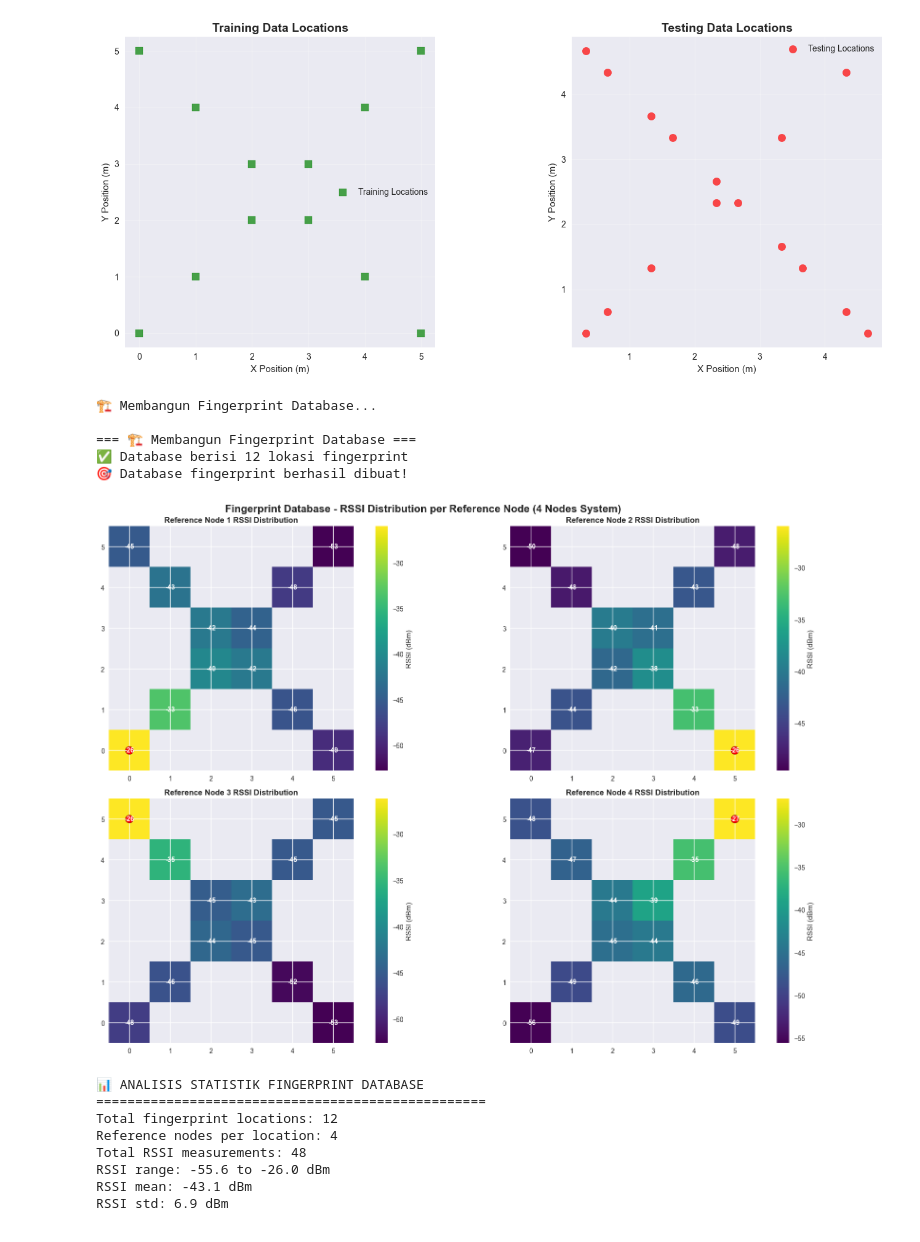
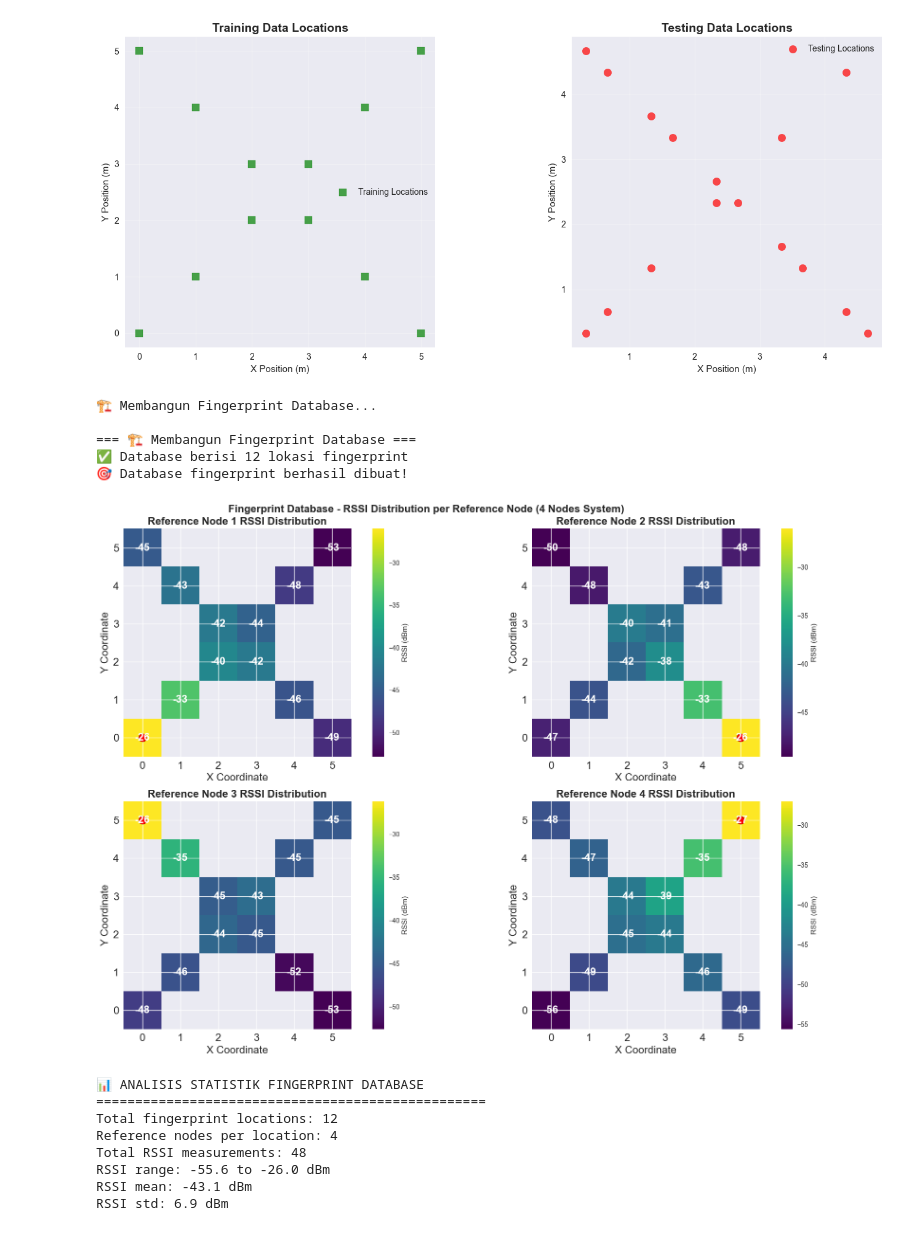
Before and after one commit to bemeeek/cetasense-v2.0, a Jupyter notebook: loc-algorithm-2/fix-4-node.ipynb, the cells around one changed output. Saved outputs shown, nothing was run; the diff lists cells and outputs as text; code cells hidden in the pictures.

```diff
--- a/loc-algorithm-2/fix-4-node.ipynb
+++ b/loc-algorithm-2/fix-4-node.ipynb
@@ -84,7 +84,7 @@ class StationaryIndoorLocalization:
         # Label reference nodes
         for i, (x, y) in enumerate(self.reference_nodes):
             ax.annotate(f'Node {i+1}', (x, y), xytext=(10, 10),
-                        textcoords='offset points', fontsize=10, fontweight='bold')
+                        textcoords='offset points', fontsize=13, fontweight='bold')
 
         # Grid area
         for x in range(6):
@@ -93,17 +93,17 @@ class StationaryIndoorLocalization:
 
         ax.set_xlim(-0.5, 5.5)
         ax.set_ylim(-0.5, 5.5)
+        ax.tick_params(axis='both', labelsize=14)
         ax.grid(True, alpha=0.3)
-        ax.set_xlabel('X Position (m)', fontsize=12)
-        ax.set_ylabel('Y Position (m)', fontsize=12)
-        ax.set_title('Konfigurasi 4 Reference Nodes - Area 5m × 5m', fontsize=14, fontweight='bold')
+        ax.set_xlabel('X Position (m)', fontsize=16)
+        ax.set_ylabel('Y Position (m)', fontsize=16)
+        ax.set_title('Konfigurasi 4 Reference Nodes - Area 5m × 5m', fontsize=18, fontweight='bold')
         # Legend call removed to hide the legend for reference nodes
         # ax.legend(fontsize=12)
         ax.set_aspect('equal')
 
         plt.tight_layout()
         plt.show()
-
 # Inisialisasi sistem
 localization_system = StationaryIndoorLocalization()
 localization_system.display_system_info()
@@ -703,47 +703,52 @@ def visualize_fingerprint_database():
         # Plot heatmap
         im = axes[node_idx].imshow(rssi_matrix, cmap='viridis', aspect='equal')
         axes[node_idx].set_title(f'Reference Node {node_idx+1} RSSI Distribution',
-                                 fontweight='bold')
+                                 fontweight='bold', fontsize=16)
 
-        # Set ticks
+        # Set ticks dan atur ukuran font label tick ke 16
         axes[node_idx].set_xticks(range(len(x_coords)))
-        axes[node_idx].set_xticklabels(x_coords)
+        axes[node_idx].set_xticklabels(x_coords, fontsize=16)
         axes[node_idx].set_yticks(range(len(y_coords)))
-        axes[node_idx].set_yticklabels(y_coords[::-1])
+        axes[node_idx].set_yticklabels(y_coords[::-1], fontsize=16)
+
+        # Optionally, jika ingin menambahkan label sumbu x dan y
+        axes[node_idx].set_xlabel('X Coordinate', fontsize=16)
+        axes[node_idx].set_ylabel('Y Coordinate', fontsize=16)
+
 
         # Colorbar
         plt.colorbar(im, ax=axes[node_idx], label='RSSI (dBm)')
 
         # Tambahkan nilai RSSI pada setiap cell
         for i in range(len(y_coords)):
             for j in range(len(x_coords)):
                 if not np.isnan(rssi_matrix[i, j]):
                     axes[node_idx].text(j, i, f'{rssi_matrix[i, j]:.0f}',
-                                        ha='center', va='center', color='white', fontweight='bold')
+                                        ha='center', va='center', color='white', fontweight='bold', fontsize=16)
 
         # Tambahkan tampilan node (reference node) ke dalam heatmap tanpa legenda
         ref_coord = tuple(localization_system.reference_nodes[node_idx])
         if ref_coord[0] in x_coords and ref_coord[1] in y_coords:
             x_idx = x_coords.index(ref_coord[0])
             y_idx = y_coords.index(ref_coord[1])
             # Karena imshow membalik urutan y, maka sesuaikan index y
             axes[node_idx].scatter(x_idx, len(y_coords)-1-y_idx,
                                    c='red', marker='o', s=150, edgecolors='black')
 
     plt.suptitle('Fingerprint Database - RSSI Distribution per Reference Node (4 Nodes System)',
                  fontsize=16, fontweight='bold')
     plt.tight_layout()
     plt.show()
 
 # Visualisasi database
 visualize_fingerprint_database()
 # %% [output]
 🏗️ Membangun Fingerprint Database...
 
 === 🏗️ Membangun Fingerprint Database ===
 ✅ Database berisi 12 lokasi fingerprint
 🎯 Database fingerprint berhasil dibuat!
-[figure, old version]
+[figure, new version]
 # %%
 # ============================================================================
 # CELL 6: Training Fingerprint Database (lanjutan)
```
Also changed, not shown: parts of 2 cells of this notebook, 6 other files.
